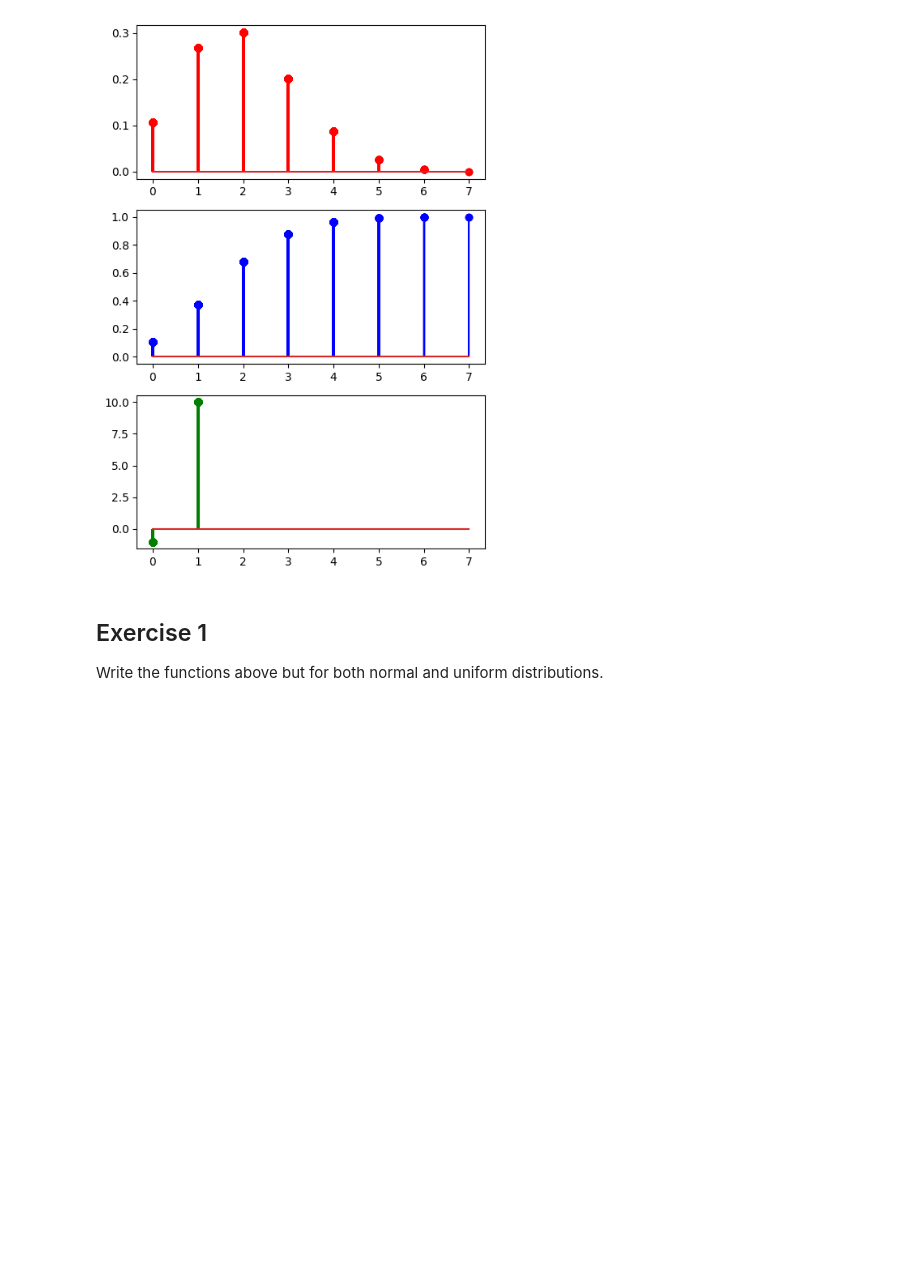
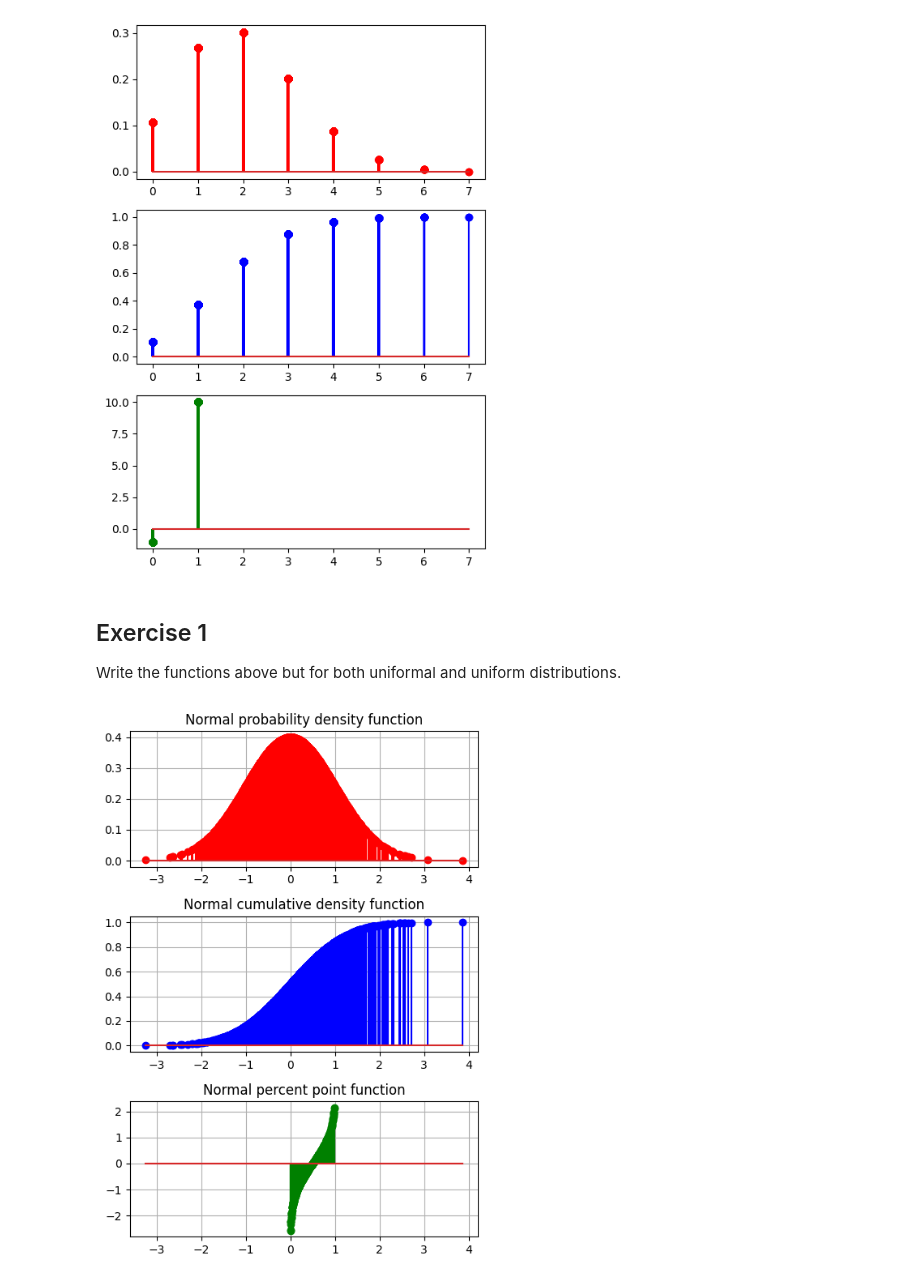
Before and after one commit to csmb20/probability-distribution-exercises-project-with-python, a Jupyter notebook: notebook/problems.ipynb, the cells around one changed output. Saved outputs shown, nothing was run; the diff lists cells and outputs as text; code cells hidden in the pictures; blank space fills up the shorter version.

Commit message:
Probability exercises completed

```diff
--- a/notebook/problems.ipynb
+++ b/notebook/problems.ipynb
@@ -84,75 +84,75 @@ plt.show()
 # %% [markdown]
 ## Exercise 1
 
-Write the functions above but for both normal and uniform distributions.
+Write the functions above but for both uniformal and uniform distributions.
 # %%
 from scipy.stats import norm, uniform
 
 # Define all the probability functions related to this distribution
 
-# Normal distribution
+# uniformal distribution
 def dnorm(x, loc = 0, scale = 1):
     """
     Calculates the point estimate of the normal distribution
     """
-    result = norm.pdf(k = x, l = loc, s = scale)
+    result = norm.pdf(x, loc, scale)
 
     return result
 
 def pnorm(x, loc = 0, scale = 1):
     """
     Calculates the cumulative of the normal distribution
     """
-    result = norm.cdf(k = x, l = loc, s = scale)
+    result = norm.cdf(x, loc, scale)
 
     return result
 
 def qnorm(x, loc = 1, scale = 0):
     """
     Calculates the quantile function from the normal distribution
     """
-    result = norm.ppf(k = x, l = loc, s = scale)
+    result = norm.ppf(x, loc, scale)
 
     return result
 
-def rnormal(loc = 1, scale = 0, size = 1000):
+def rnorm(loc = 1, scale = 0, size = 1000):
     """
     Generates random variables from the normal distribution
     """
-    result = norm.rvs(l = loc, s = scale, n = size)
+    result = norm.rvs(loc, scale, size)
 
     return result
 
 
-# Uniform distribution
-def dnorm(x, loc = 0, scale = 1):
-    """
-    Calculates the point estimate of the normal distribution
-    """
-    result = norm.pdf(k = x, l = loc, s = scale)
+import matplotlib.pyplot as plt
 
-    return result
+np.random.seed(42)
+muX  = 0
+varX = 1
 
-def pnorm(x, loc = 0, scale = 1):
-    """
-    Calculates the cumulative of the normal distribution
-    """
-    result = norm.cdf(k = x, l = loc, s = scale)
+data = rnorm(muX, varX, 1000)
 
-    return result
+pmf = dnorm(data, muX, varX)
+cdf = pnorm(data, muX, varX)
+ppf = qnorm(data, muX, varX)
 
-def qnorm(x, loc = 1, scale = 0):
-    """
-    Calculates the quantile function from the normal distribution
-    """
-    result = norm.ppf(k = x, l = loc, s = scale)
+fig, axis = plt.subplots(3, 1, figsize = (5, 7))
 
-    return result
+axis[0].stem(data, pmf, "r-")
+axis[0].set_title('Normal probability density function')
+axis[0].grid()
+axis[1].stem(data, cdf, "b-")
+axis[1].set_title('Normal cumulative density function')
+axis[1].grid()
+axis[2].stem(data, ppf, "g-")
+axis[2].set_title('Normal percent point function')
+axis[2].grid()
 
-def rnormal(loc = 1, scale = 0, size = 1000):
-    """
-    Generates random variables from the normal distribution
-    """
-    result = norm.rvs(l = loc, s = scale, n = size)
+# Adjust the layout
+plt.tight_layout()
 
-    return result
+
+# Show the plot
+plt.show()
+# %% [output]
+[figure, added]
```
Also changed, not shown: parts of 1 cell of this notebook.
